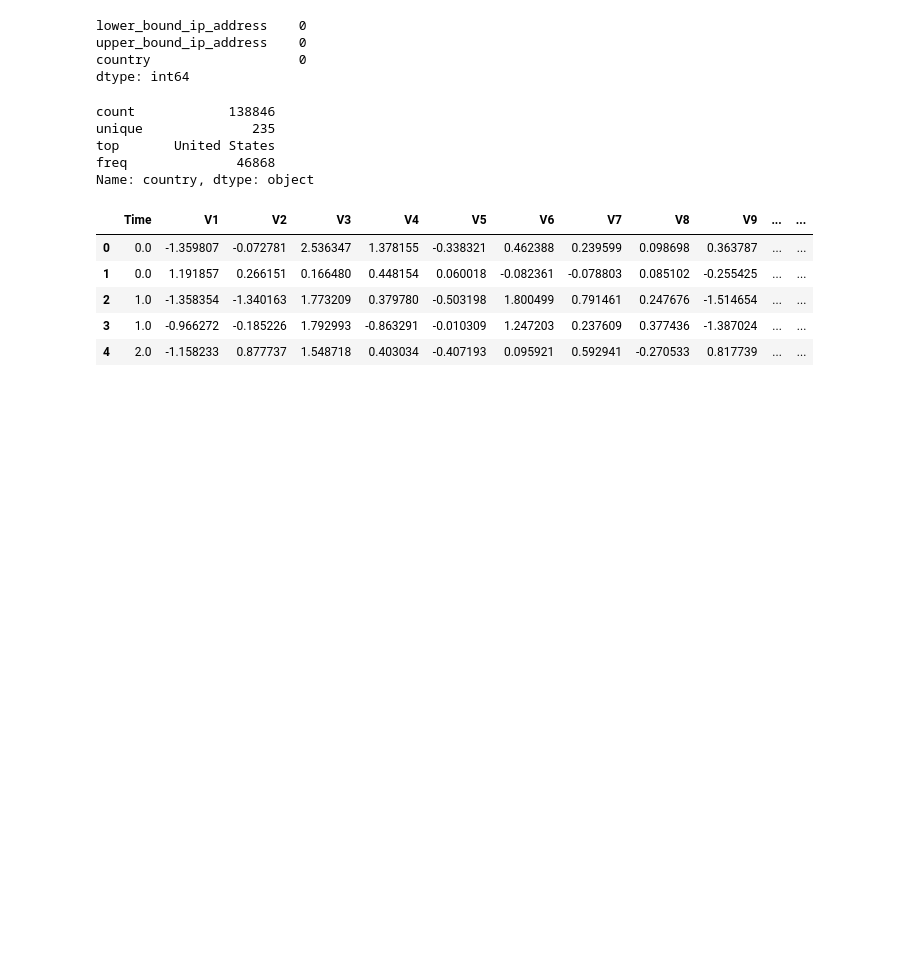
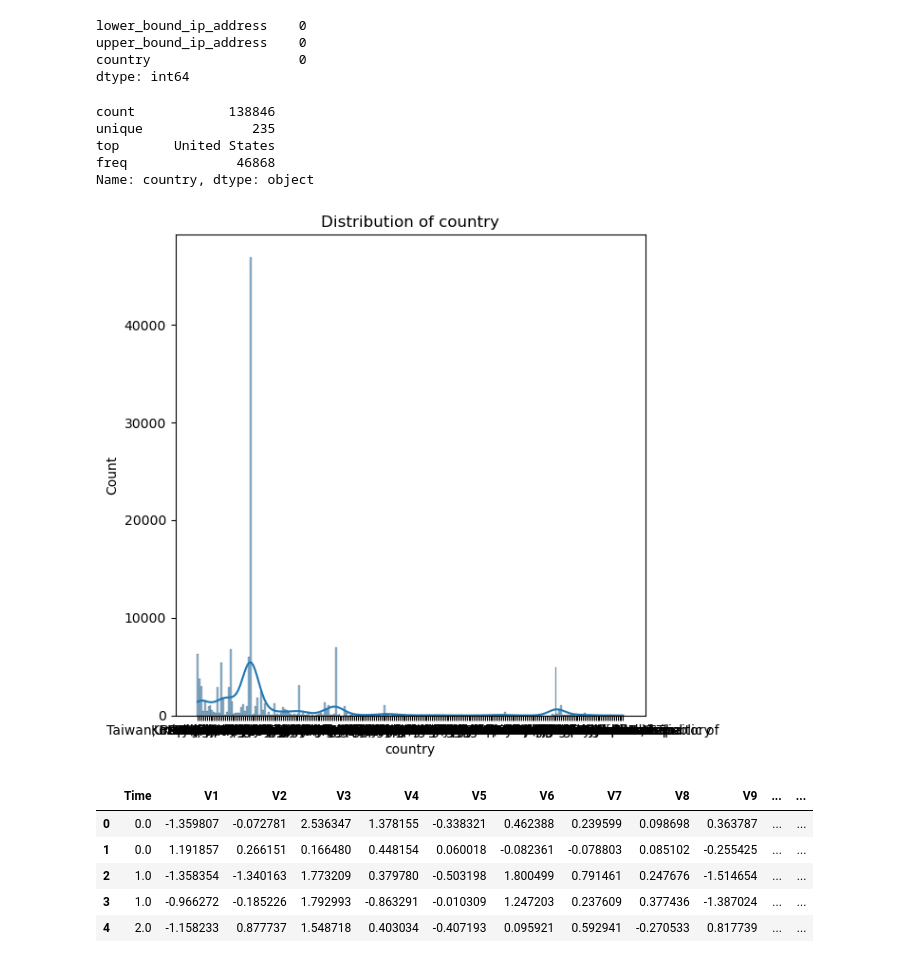
Before and after one commit to erisimasol/Week-8-KAIM-10X, a Jupyter notebook: notebooks/Week-08-Task-01.ipynb, the cells around one changed output. Drawn from its saved outputs; the diff is of its cells as text; code cells hidden in the pictures; blank space fills up the shorter version.

```diff
--- a/notebooks/Week-08-Task-01.ipynb
+++ b/notebooks/Week-08-Task-01.ipynb
@@ -429,6 +434,18 @@ unique              235
 top       United States
 freq              46868
 Name: country, dtype: object
+# %%
+if 'IP' in locals():
+    # Histograms for 'country' and 'upper_bound_ip_address'
+    plt.figure(figsize=(12, 6))
+    plt.subplot(1, 2, 1)
+    sns.histplot(data=IP, x='country', bins=20, kde=True)
+    plt.title('Distribution of country')
+
+    plt.tight_layout()
+    plt.show()
+# %% [output]
+[figure, added]
 # %%
 cc= pd.read_csv(r"C:\Users\pc\Desktop\KAIM10X\creditcard.csv")
 cc.head()
```
Also changed, not shown: parts of 1 cell of this notebook.
